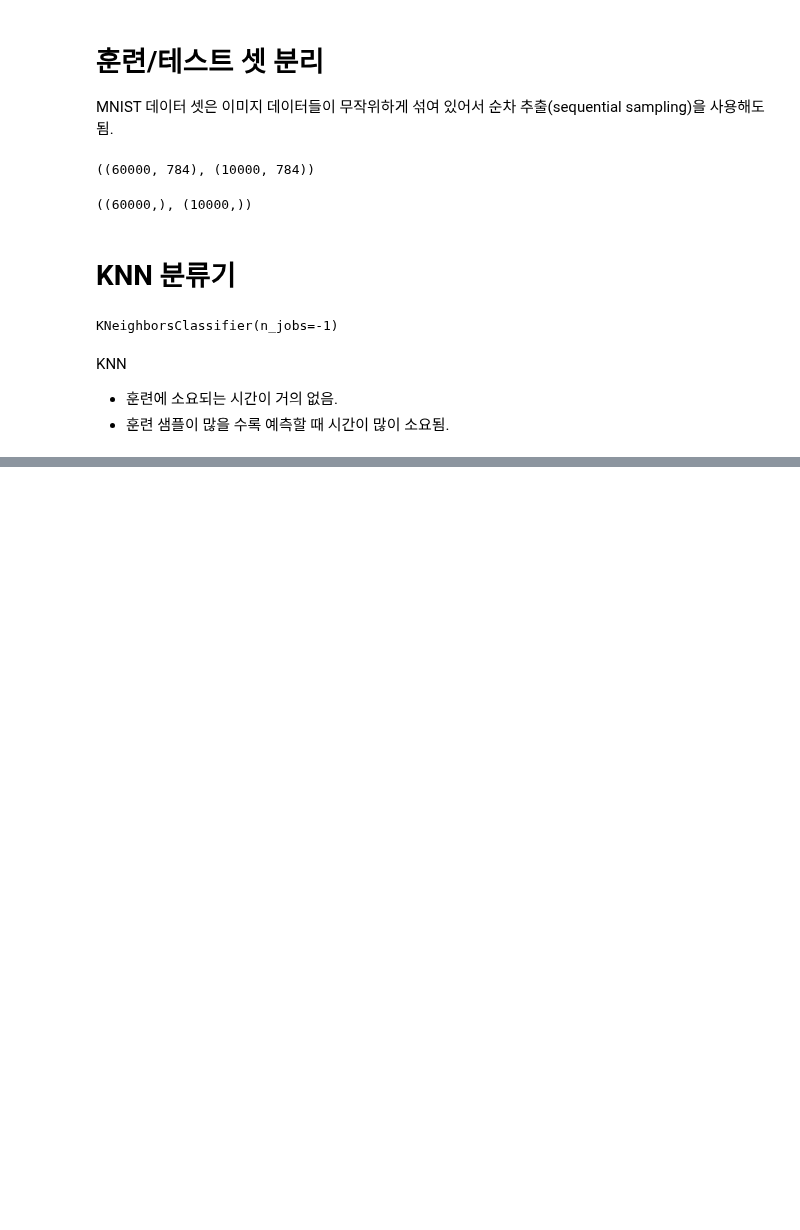
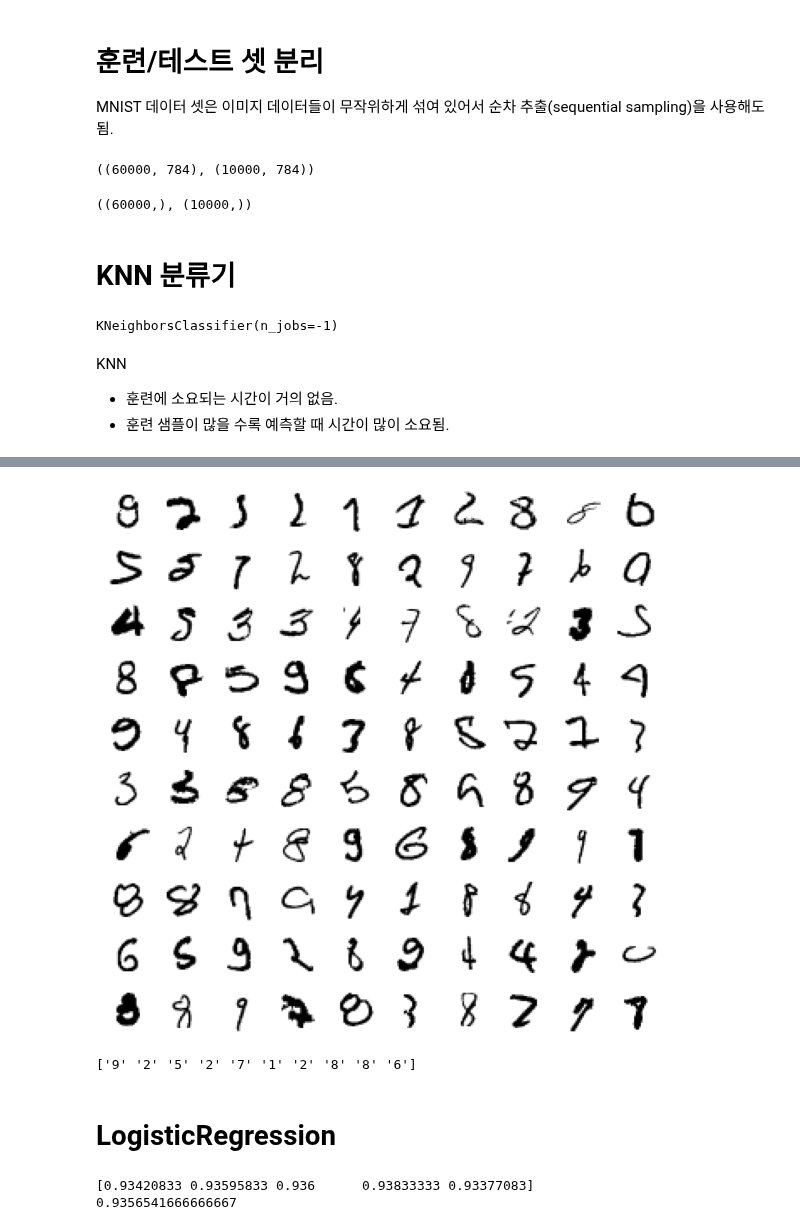
Before and after one commit to JakeOh/202110_itw_lab_python, a Jupyter notebook: ml12_image_classification.ipynb, the cells around one changed output, grey strips where cells are left out. Drawn from its saved outputs; the diff is of its cells as text; code cells hidden in the pictures; blank space fills up the shorter version.

```diff
--- a/ml12_image_classification.ipynb
+++ b/ml12_image_classification.ipynb
@@ -162,0 +207,4 @@ KNN
+# %%
+# 틀린 예측들을 시각화
+X_wrong = X_train[y_train != train_pred]  # 예측이 틀린 훈련 샘플들
+y_wrong = y_train[y_train != train_pred]  # 예측이 틀린 레이블
@@ -162,0 +215,11 @@ KNN
+# %%
+plot_images(X_wrong[:100])
+plt.show()
+# %% [output]
+[figure, added]
+# %%
+print(y_wrong[:10])
+# %% [output]
+['9' '2' '5' '2' '7' '1' '2' '8' '8' '6']
+# %% [markdown]
+# LogisticRegression
@@ -162,0 +231,6 @@ KNN
+# %%
+print(cv['train_score'])  # 훈련 셋의 평가 점수들
+print(np.mean(cv['train_score']))
+# %% [output]
+[0.93420833 0.93595833 0.936      0.93833333 0.93377083]
+0.9356541666666667
```
Also changed, not shown: parts of 16 cells of this notebook.
